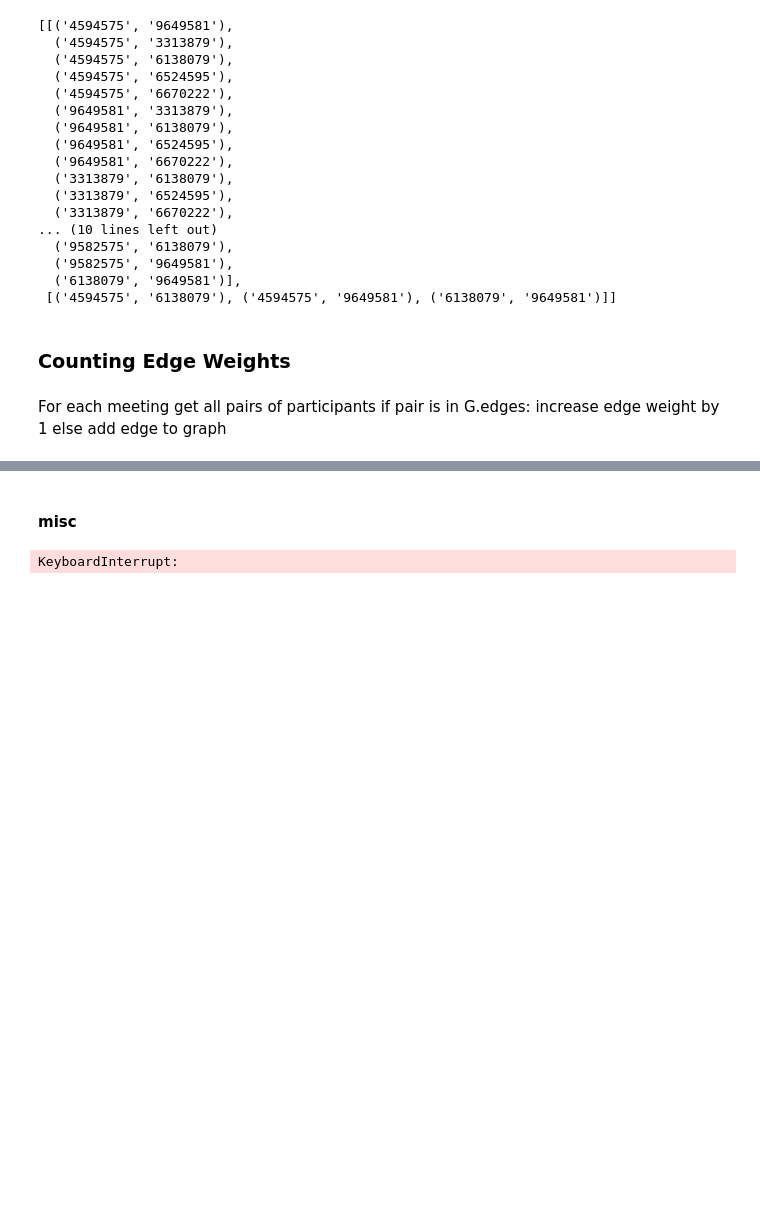
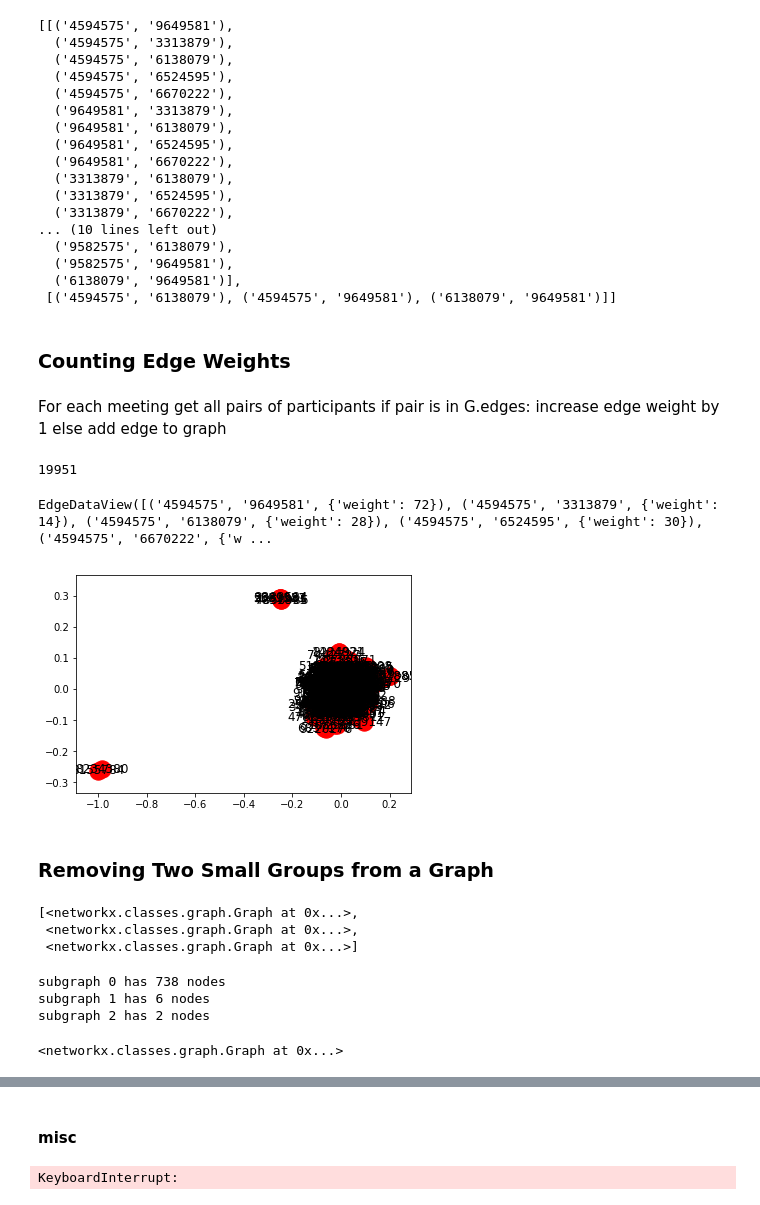
Before and after one commit to Nadinma/graph_project, a Jupyter notebook: graph_serach_project.ipynb, the cells around one changed output, grey strips where cells are left out. Saved outputs shown, nothing was run; the diff lists cells and outputs as text; code cells hidden in the pictures; blank space fills up the shorter version.

```diff
--- a/graph_serach_project.ipynb
+++ b/graph_serach_project.ipynb
@@ -247,0 +236,22 @@ for u,v,d in G_mat.edges(data=True):
+# %%
+for lst in graph_edges_full:
+    for e1, e2 in lst:
+        if G.has_edge(e1,e2) :
+            G[e1][e2]['weight'] += 1
+        else :
+            G.add_edge(e1,e2,weight=1)
+# %%
+G.size()
+# %% [output]
+19951
+# %%
+G.edges(data=True)
+# %% [output]
+EdgeDataView([('4594575', '9649581', {'weight': 72}), ('4594575', '3313879', {'weight': 14}), ('4594575', '6138079', {'weight': 28}), ('4594575', '6524595', {'weight': 30}), ('4594575', '6670222', {'w ...
+# %%
+start_pos = nx.spring_layout(G, seed = 100)
+nx.draw_networkx(G, pos=start_pos)
+# %% [output]
+[figure, added]
+# %% [markdown]
+### Removing Two Small Groups from a Graph
@@ -247,0 +260,15 @@ for u,v,d in G_mat.edges(data=True):
+# %%
+graphs
+# %% [output]
+[<networkx.classes.graph.Graph at 0x...>,
+ <networkx.classes.graph.Graph at 0x...>,
+ <networkx.classes.graph.Graph at 0x...>]
+# %%
+for i, sg in enumerate(graphs):
+    print('subgraph {} has {} nodes'.format(i, sg.number_of_nodes()))
+    #print('\tNodes:', sg.nodes(data=True))
+    #print('\tEdges:', sg.edges())
+# %% [output]
+subgraph 0 has 738 nodes
+subgraph 1 has 6 nodes
+subgraph 2 has 2 nodes
@@ -247,0 +277,4 @@ for u,v,d in G_mat.edges(data=True):
+# %%
+G_sub
+# %% [output]
+<networkx.classes.graph.Graph at 0x...>
```
Also changed, not shown: parts of 39 cells of this notebook, 1 other file.
